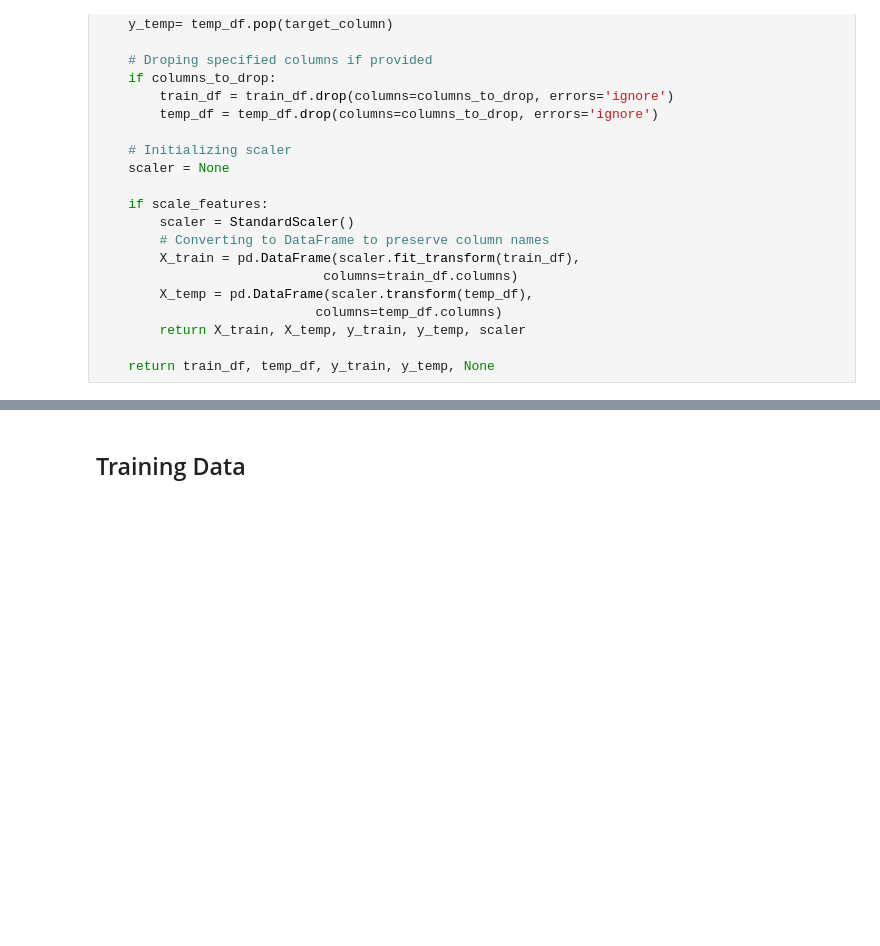
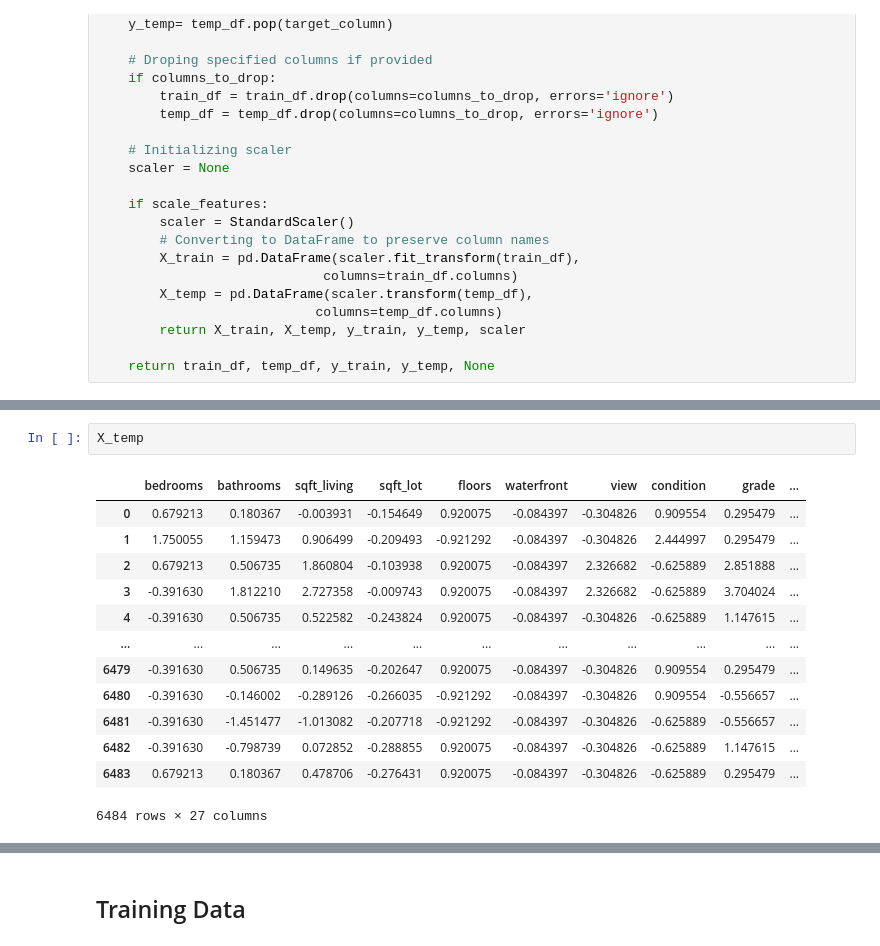
Before and after one commit to Alhusuly10/Regression-problem, a Jupyter notebook: House Sales in King County, USA.ipynb, the cells around one changed output, grey strips where cells are left out. Cells and saved outputs as stored; diff of their text form; blank space fills up the shorter version.

```diff
--- a/House Sales in King County, USA.ipynb
+++ b/House Sales in King County, USA.ipynb
@@ -499 +516,17 @@ NameError: name 'train_df' is not defined
+# %%
+X_temp
+# %% [output]
+|  | bedrooms | bathrooms | sqft_living | sqft_lot | floors | waterfront | view | condition | grade | ... |
+| 0 | 0.679213 | 0.180367 | -0.003931 | -0.154649 | 0.920075 | -0.084397 | -0.304826 | 0.909554 | 0.295479 | ... |
+| 1 | 1.750055 | 1.159473 | 0.906499 | -0.209493 | -0.921292 | -0.084397 | -0.304826 | 2.444997 | 0.295479 | ... |
+| 2 | 0.679213 | 0.506735 | 1.860804 | -0.103938 | 0.920075 | -0.084397 | 2.326682 | -0.625889 | 2.851888 | ... |
+| 3 | -0.391630 | 1.812210 | 2.727358 | -0.009743 | 0.920075 | -0.084397 | 2.326682 | -0.625889 | 3.704024 | ... |
+| 4 | -0.391630 | 0.506735 | 0.522582 | -0.243824 | 0.920075 | -0.084397 | -0.304826 | -0.625889 | 1.147615 | ... |
+| ... | ... | ... | ... | ... | ... | ... | ... | ... | ... | ... |
+| 6479 | -0.391630 | 0.506735 | 0.149635 | -0.202647 | 0.920075 | -0.084397 | -0.304826 | 0.909554 | 0.295479 | ... |
+| 6480 | -0.391630 | -0.146002 | -0.289126 | -0.266035 | -0.921292 | -0.084397 | -0.304826 | 0.909554 | -0.556657 | ... |
+| 6481 | -0.391630 | -1.451477 | -1.013082 | -0.207718 | -0.921292 | -0.084397 | -0.304826 | -0.625889 | -0.556657 | ... |
+| 6482 | -0.391630 | -0.798739 | 0.072852 | -0.288855 | 0.920075 | -0.084397 | -0.304826 | -0.625889 | 1.147615 | ... |
+| 6483 | 0.679213 | 0.180367 | 0.478706 | -0.276431 | 0.920075 | -0.084397 | -0.304826 | -0.625889 | 0.295479 | ... |
+6484 rows × 27 columns
 # %%
```
Also changed, not shown: parts of 28 cells of this notebook, 1 other file.
